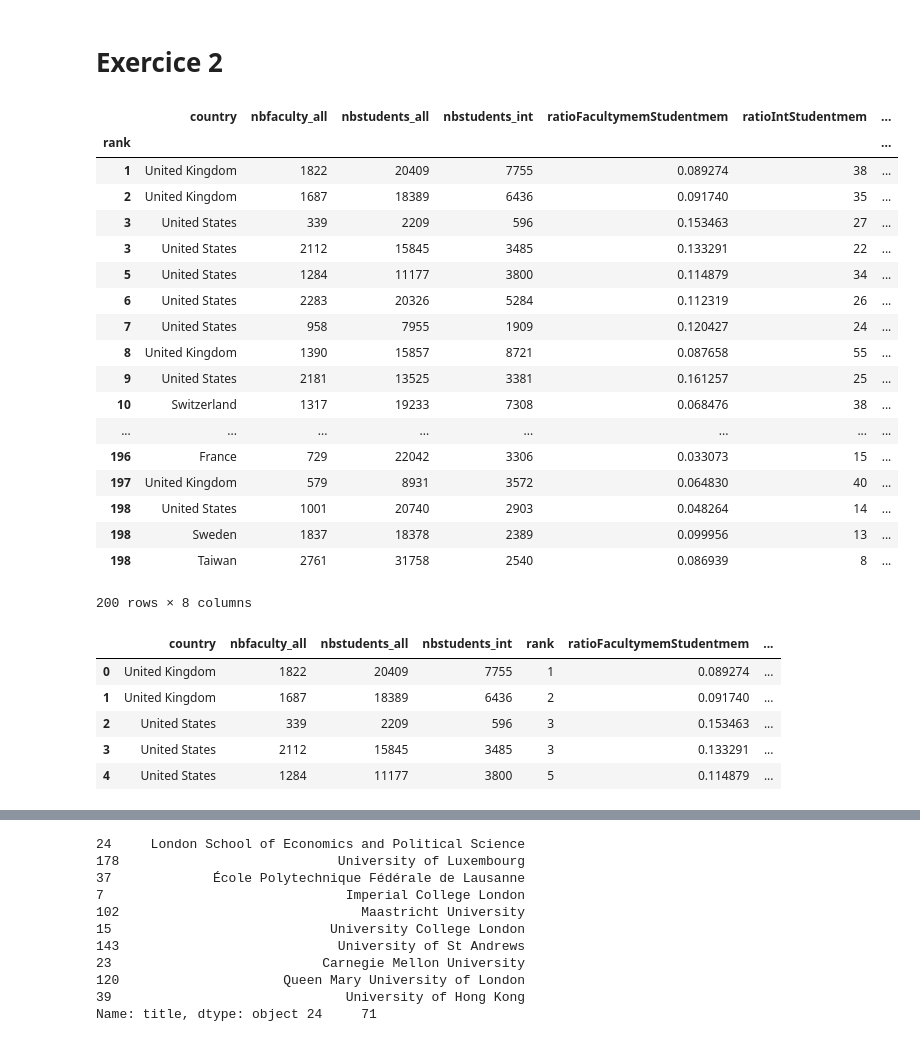
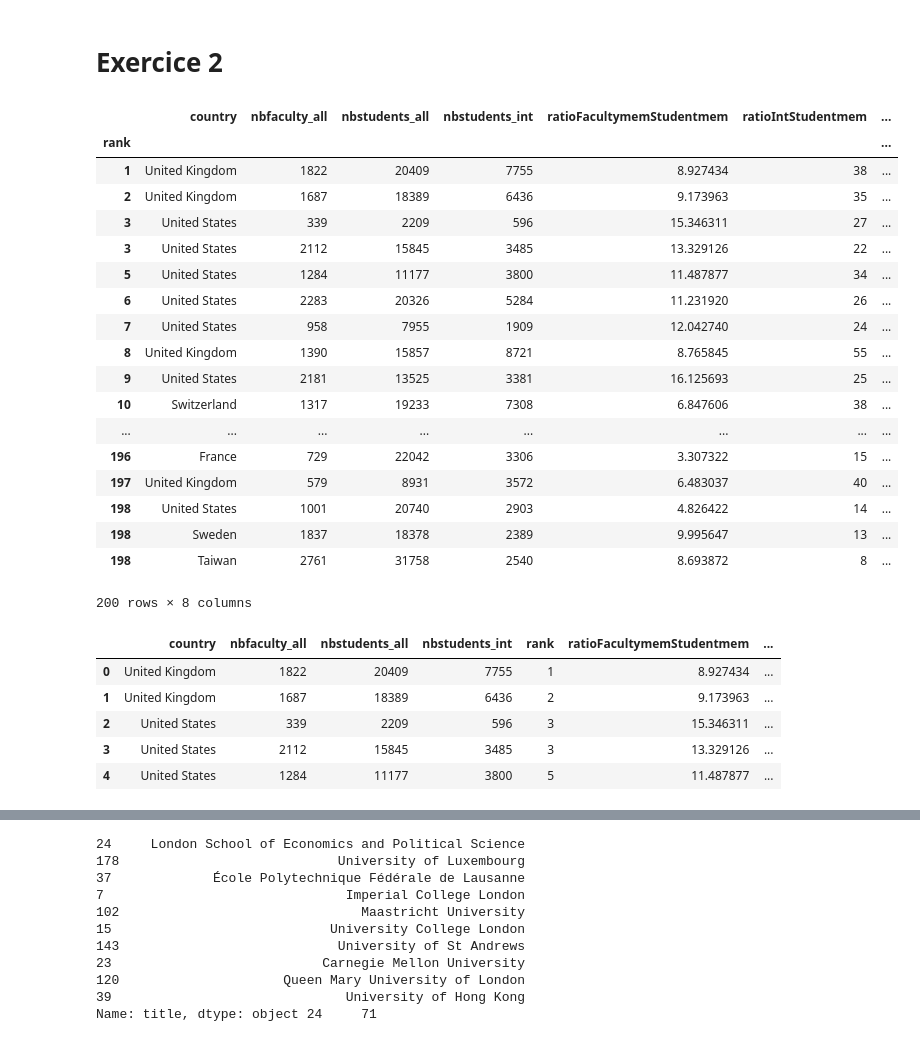
Before and after one commit to m-yaghini/ada17, a Jupyter notebook: homework2/HomeWork2Sina.ipynb, the cells around one changed output, grey strips where cells are left out. Saved outputs shown, nothing was run; the diff lists cells and outputs as text; code cells hidden in the pictures.

```diff
--- a/homework2/HomeWork2Sina.ipynb
+++ b/homework2/HomeWork2Sina.ipynb
@@ -22,7 +22,7 @@ universities_list = list()
 universitiesJson = (list(r.json().values())[0])
 for uni in universitiesJson[0:200]:
     title   = uni['title']
-    rank    = uni['rank_display']
+    rank    = int(uni['rank_display'].replace('=', ''))
     country = uni['country']
     region  = uni['region']
     link    = uni['url']
@@ -183,7 +178,7 @@ plt.show()
 # %% [markdown]
 # Exercice 2
 # %%
-## countryURL = 'https://restcountries.eu/rest/v2/name/'
+countryURL = 'https://restcountries.eu/rest/v2/name/'
 
 
 r2 = requests.get(URLTimes)
@@ -192,66 +187,66 @@ r2 = requests.get(URLTimes)
 
 universitiesTimes_list = list()
 universitiesTimesJson = r2.json().get('data')
 for uni in universitiesTimesJson[0:200]:
     #print(uni)
     title                      = uni['name']
-    rank                       = uni['rank'].replace('=','')
+    rank                       = int(uni['rank'].replace('=',''))
     country                    = uni['location']
     link                       = uni['url']
     nbstudents_all             = int(uni['stats_number_students'].replace(',',''))
     ratioIntStudentmem         = int(uni['stats_pc_intl_students'].replace('%',''))
     nbstudents_int             = int(ratioIntStudentmem /  100 * nbstudents_all)
     nbfaculty_all              = int(nbstudents_all/ float(uni['stats_student_staff_ratio']))
-    ratioFacultymemStudentmem  = nbfaculty_all / nbstudents_all
+    ratioFacultymemStudentmem  = nbfaculty_all*100 / nbstudents_all
     if('Korea' in country):
         responseRestServ = requests.get(countryURL+'Korea').json()[0]
     else:
         responseRestServ = requests.get(countryURL+country.replace(' ','%20')).json()[0]
     region           = responseRestServ.get('region')
     if (region == 'Americas'):
         region = responseRestServ.get('subregion')
 
     universitiesTimes_list.append({'title': title,'rank': rank,'country': country, 'region':region
                              ,'nbfaculty_all':nbfaculty_all,'ratioIntStudentmem':ratioIntStudentmem,
                              'nbstudents_all':nbstudents_all,'nbstudents_int':nbstudents_int,
                                   'ratioFacultymemStudentmem':ratioFacultymemStudentmem})
 
 universitiesTimes = pd.DataFrame.from_dict(universitiesTimes_list)
 universitiesTimes.set_index('rank')
 # %% [output]
 |  | country | nbfaculty_all | nbstudents_all | nbstudents_int | ratioFacultymemStudentmem | ratioIntStudentmem | ... |
 | rank |  |  |  |  |  |  | ... |
-| 1 | United Kingdom | 1822 | 20409 | 7755 | 0.089274 | 38 | ... |
-| 2 | United Kingdom | 1687 | 18389 | 6436 | 0.091740 | 35 | ... |
-| 3 | United States | 339 | 2209 | 596 | 0.153463 | 27 | ... |
-| 3 | United States | 2112 | 15845 | 3485 | 0.133291 | 22 | ... |
-| 5 | United States | 1284 | 11177 | 3800 | 0.114879 | 34 | ... |
-| 6 | United States | 2283 | 20326 | 5284 | 0.112319 | 26 | ... |
-| 7 | United States | 958 | 7955 | 1909 | 0.120427 | 24 | ... |
-| 8 | United Kingdom | 1390 | 15857 | 8721 | 0.087658 | 55 | ... |
-| 9 | United States | 2181 | 13525 | 3381 | 0.161257 | 25 | ... |
-| 10 | Switzerland | 1317 | 19233 | 7308 | 0.068476 | 38 | ... |
+| 1 | United Kingdom | 1822 | 20409 | 7755 | 8.927434 | 38 | ... |
+| 2 | United Kingdom | 1687 | 18389 | 6436 | 9.173963 | 35 | ... |
+| 3 | United States | 339 | 2209 | 596 | 15.346311 | 27 | ... |
+| 3 | United States | 2112 | 15845 | 3485 | 13.329126 | 22 | ... |
+| 5 | United States | 1284 | 11177 | 3800 | 11.487877 | 34 | ... |
+| 6 | United States | 2283 | 20326 | 5284 | 11.231920 | 26 | ... |
+| 7 | United States | 958 | 7955 | 1909 | 12.042740 | 24 | ... |
+| 8 | United Kingdom | 1390 | 15857 | 8721 | 8.765845 | 55 | ... |
+| 9 | United States | 2181 | 13525 | 3381 | 16.125693 | 25 | ... |
+| 10 | Switzerland | 1317 | 19233 | 7308 | 6.847606 | 38 | ... |
 | ... | ... | ... | ... | ... | ... | ... | ... |
-| 196 | France | 729 | 22042 | 3306 | 0.033073 | 15 | ... |
-| 197 | United Kingdom | 579 | 8931 | 3572 | 0.064830 | 40 | ... |
-| 198 | United States | 1001 | 20740 | 2903 | 0.048264 | 14 | ... |
-| 198 | Sweden | 1837 | 18378 | 2389 | 0.099956 | 13 | ... |
-| 198 | Taiwan | 2761 | 31758 | 2540 | 0.086939 | 8 | ... |
+| 196 | France | 729 | 22042 | 3306 | 3.307322 | 15 | ... |
+| 197 | United Kingdom | 579 | 8931 | 3572 | 6.483037 | 40 | ... |
+| 198 | United States | 1001 | 20740 | 2903 | 4.826422 | 14 | ... |
+| 198 | Sweden | 1837 | 18378 | 2389 | 9.995647 | 13 | ... |
+| 198 | Taiwan | 2761 | 31758 | 2540 | 8.693872 | 8 | ... |
 200 rows × 8 columns
 # %%
-universitiesTimes['region']= universities['region'].map(lambda x: x.replace('Northern America','North America'))
-universitiesTimes['region']= universities['region'].map(lambda x: x.replace('South America','Latin America'))
+#universitiesTimes['region']= universities['region'].map(lambda x: x.replace('Northern America','North America'))
+#universitiesTimes['region']= universities['region'].map(lambda x: x.replace('South America','Latin America'))
 
 
 
 universitiesTimes.head()
 # %% [output]
 |  | country | nbfaculty_all | nbstudents_all | nbstudents_int | rank | ratioFacultymemStudentmem | ... |
-| 0 | United Kingdom | 1822 | 20409 | 7755 | 1 | 0.089274 | ... |
-| 1 | United Kingdom | 1687 | 18389 | 6436 | 2 | 0.091740 | ... |
-| 2 | United States | 339 | 2209 | 596 | 3 | 0.153463 | ... |
-| 3 | United States | 2112 | 15845 | 3485 | 3 | 0.133291 | ... |
-| 4 | United States | 1284 | 11177 | 3800 | 5 | 0.114879 | ... |
+| 0 | United Kingdom | 1822 | 20409 | 7755 | 1 | 8.927434 | ... |
+| 1 | United Kingdom | 1687 | 18389 | 6436 | 2 | 9.173963 | ... |
+| 2 | United States | 339 | 2209 | 596 | 3 | 15.346311 | ... |
+| 3 | United States | 2112 | 15845 | 3485 | 3 | 13.329126 | ... |
+| 4 | United States | 1284 | 11177 | 3800 | 5 | 11.487877 | ... |
 # %%
 problema1Times = universitiesTimes.sort_values(['ratioFacultymemStudentmem'], ascending=False)
 with pd.option_context('display.max_rows', None, 'display.max_columns', 3):
```
Also changed, not shown: parts of 21 cells of this notebook.
